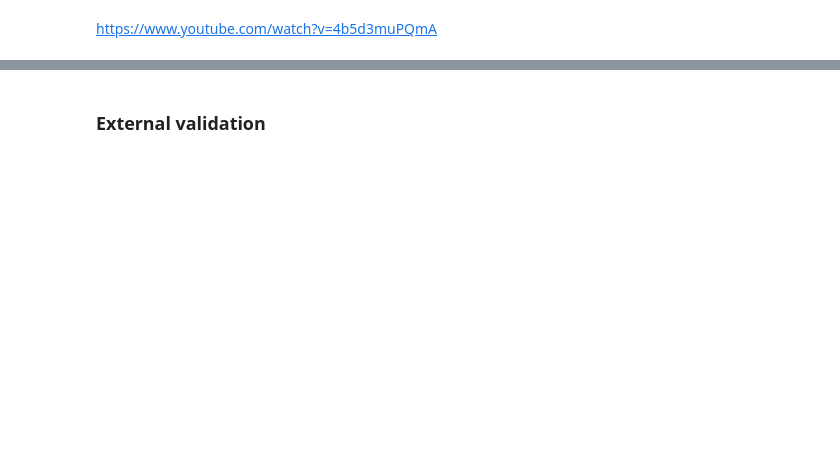
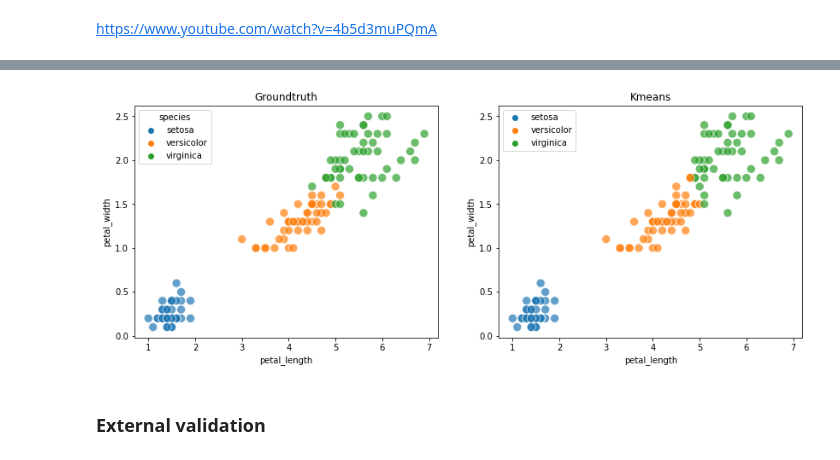
Before and after one commit to chang99729/py34sa3l2, a Jupyter notebook: Lecture 07/clustering.ipynb, the cells around one changed output, grey strips where cells are left out. Cells and saved outputs as stored; diff of their text form; code cells hidden in the pictures; blank space fills up the shorter version.

```diff
--- a/Lecture 07/clustering.ipynb
+++ b/Lecture 07/clustering.ipynb
@@ -19,0 +45,5 @@ https://www.youtube.com/watch?v=4b5d3muPQmA
+# %%
+X, y = iris[['petal_length','petal_width']], iris['species']
+kmeans = KMeans(n_clusters=3)
+kmeans.fit(X)
+y_pred  = kmeans.predict(X)
@@ -19,0 +64,4 @@ https://www.youtube.com/watch?v=4b5d3muPQmA
+# %%
+value_map = {0: 'setosa', 1:'virginica', 2:'versicolor'}
+y_pred1 = np.array([value_map[i] for i in y_pred])
+y_pred1
@@ -19,0 +86,21 @@ https://www.youtube.com/watch?v=4b5d3muPQmA
+# %%
+fig, axs = plt.subplots(1,2, figsize=(14,5))
+ax = sns.scatterplot(data=X,
+                    x='petal_length',
+                    y='petal_width',
+                    hue=y,
+                    ax=axs[0],
+                    s=100,
+                    alpha=0.7)
+ax.set_title('Groundtruth')
+ax = sns.scatterplot(data=X,
+                    x='petal_length',
+                    y='petal_width',
+                    hue=y_pred1,
+                    ax=axs[1],
+                    s=100,
+                    alpha=0.7)
+ax.set_title('Kmeans')
+plt.show()
+# %% [output]
+[figure, added]
```
Also changed, not shown: parts of 12 cells of this notebook.
